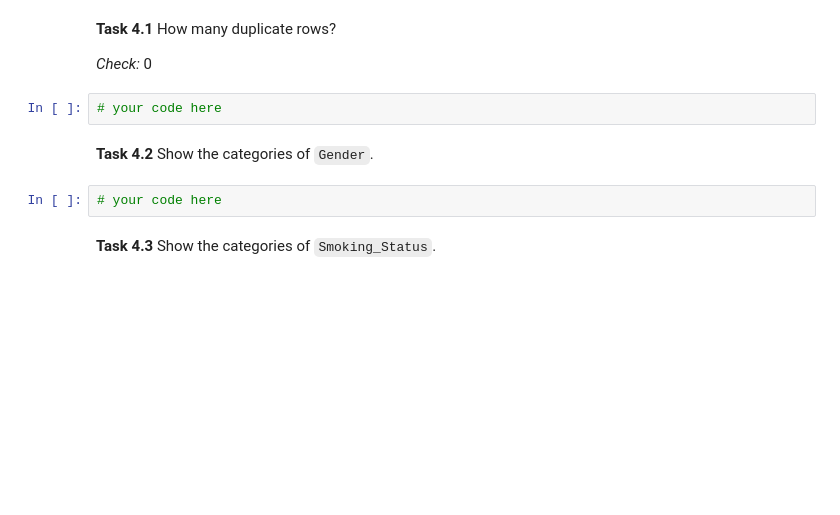
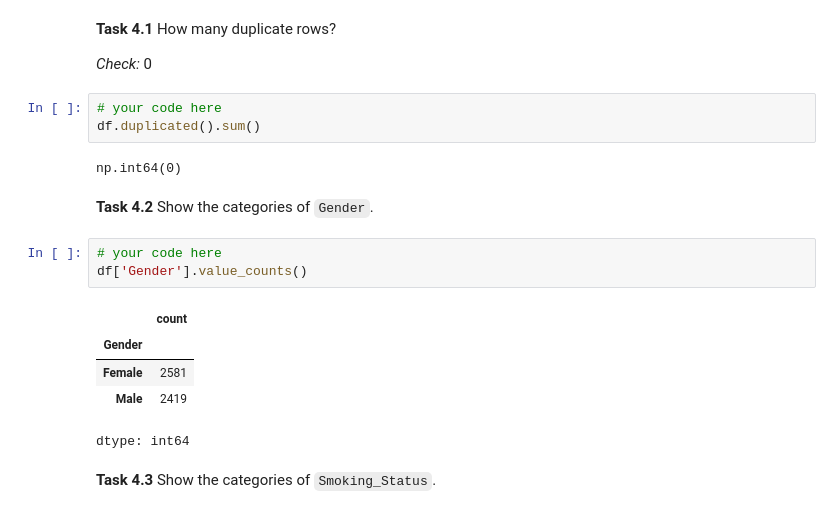
Before and after one commit to satya-siva/ProgrammingForDA_Assesment, a Jupyter notebook: Week5_Workshop_Pandas_Student.ipynb, the cells around one changed output. Saved outputs shown, nothing was run; the diff lists cells and outputs as text; blank space fills up the shorter version.

```diff
--- a/Week5_Workshop_Pandas_Student.ipynb
+++ b/Week5_Workshop_Pandas_Student.ipynb
@@ -361,10 +361,20 @@ df[['Systolic_BP_mmHg','BMI']].agg(['median','min','max'])
 *Check:* 0
 # %%
 # your code here
+df.duplicated().sum()
+# %% [output]
+np.int64(0)
 # %% [markdown]
 **Task 4.2** Show the categories of `Gender`.
 # %%
 # your code here
+df['Gender'].value_counts()
+# %% [output]
+|  | count |
+| Gender |  |
+| Female | 2581 |
+| Male | 2419 |
+dtype: int64
 # %% [markdown]
 **Task 4.3** Show the categories of `Smoking_Status`.
 # %%
```
Also changed, not shown: parts of 10 cells of this notebook.
